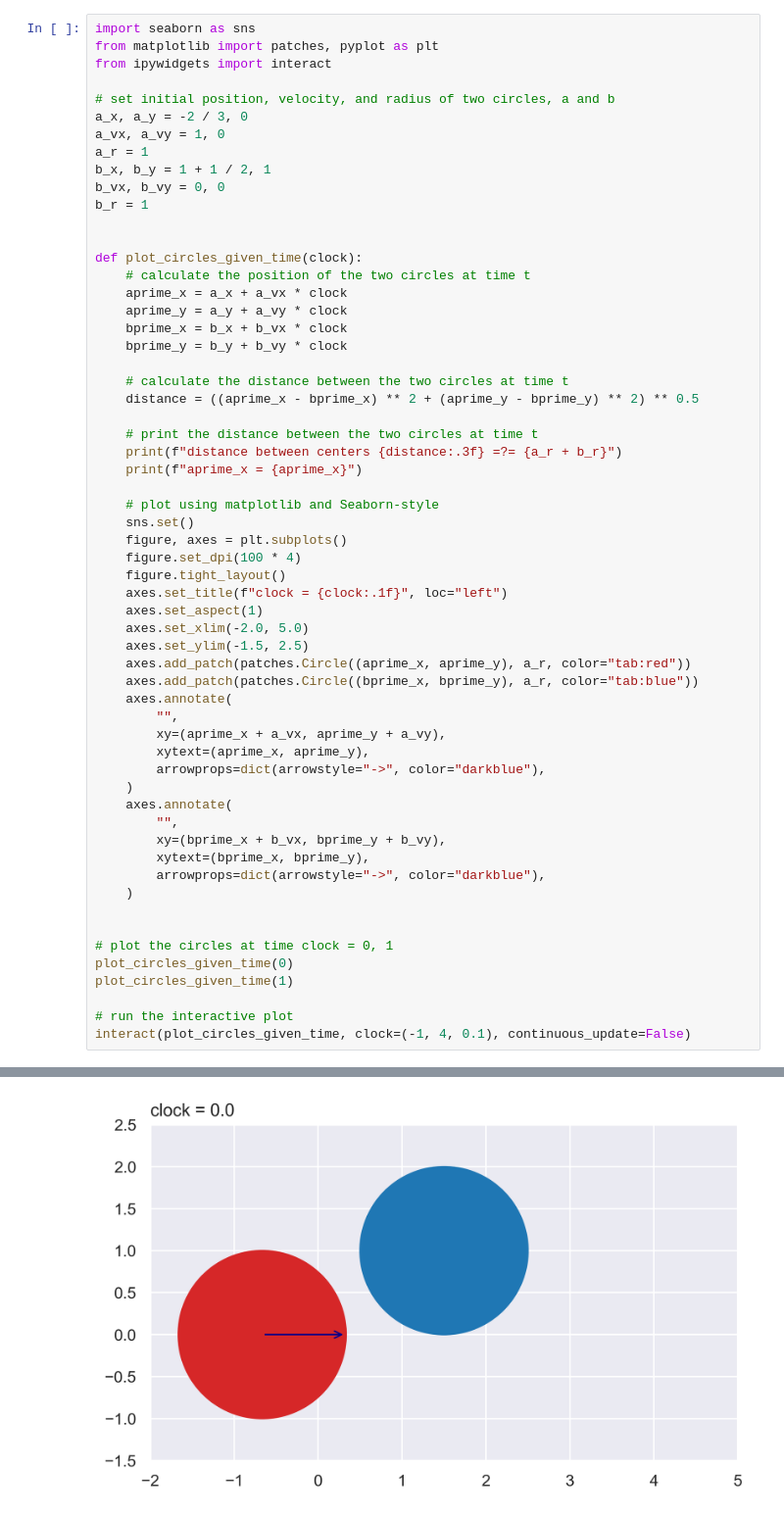
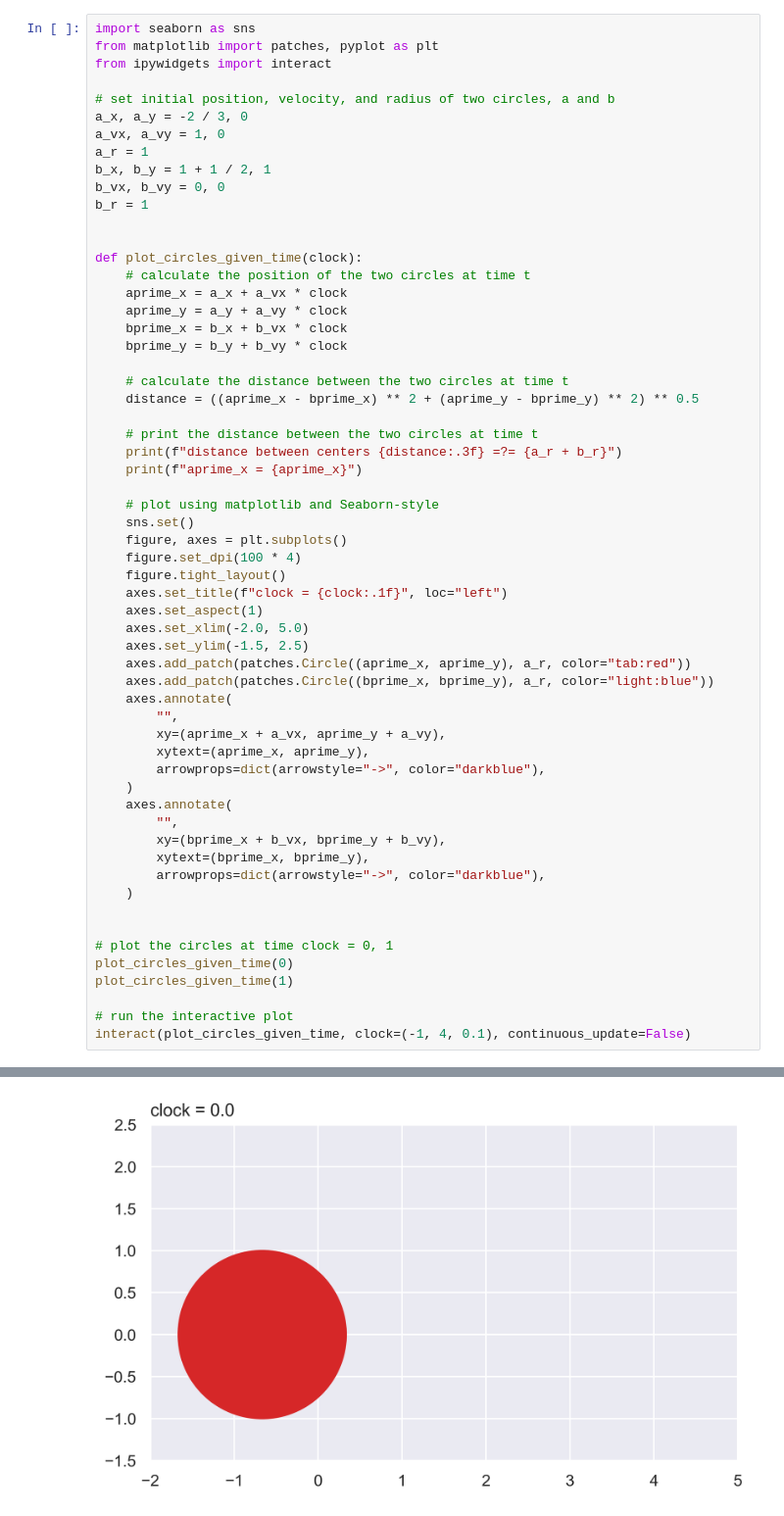
Before and after one commit to CarlKCarlK/perfect-physics, a Jupyter notebook: part_5_pydata_butterfly.ipynb, the cells around one changed output, grey strips where cells are left out. Shown: that part at 98% size. Drawn from its saved outputs; the diff is of its cells as text.

```diff
--- a/part_5_pydata_butterfly.ipynb
+++ b/part_5_pydata_butterfly.ipynb
@@ -36,7 +36,7 @@ def plot_circles_given_time(clock):
     axes.set_xlim(-2.0, 5.0)
     axes.set_ylim(-1.5, 2.5)
     axes.add_patch(patches.Circle((aprime_x, aprime_y), a_r, color="tab:red"))
-    axes.add_patch(patches.Circle((bprime_x, bprime_y), a_r, color="tab:blue"))
+    axes.add_patch(patches.Circle((bprime_x, bprime_y), a_r, color="light:blue"))
     axes.annotate(
         "",
         xy=(aprime_x + a_vx, aprime_y + a_vy),
@@ -65 +64 @@ aprime_x = 0.33333333333333337
-[figure, old version]
+[figure, new version]
```
Also changed, not shown: parts of 1 cell of this notebook, 1 other file.
